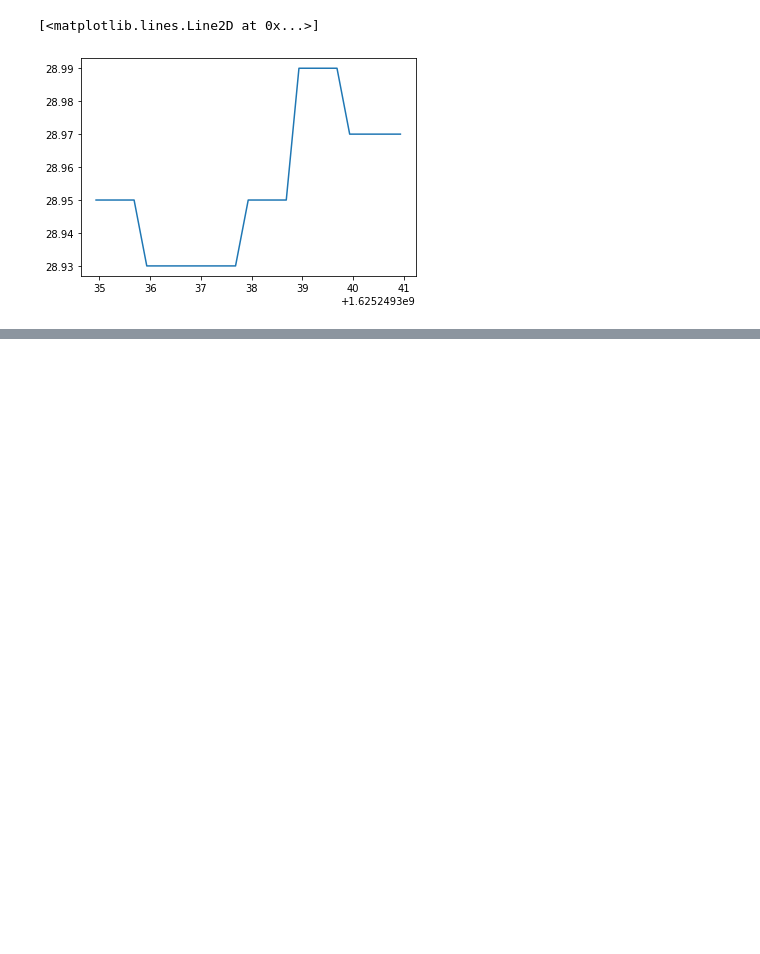
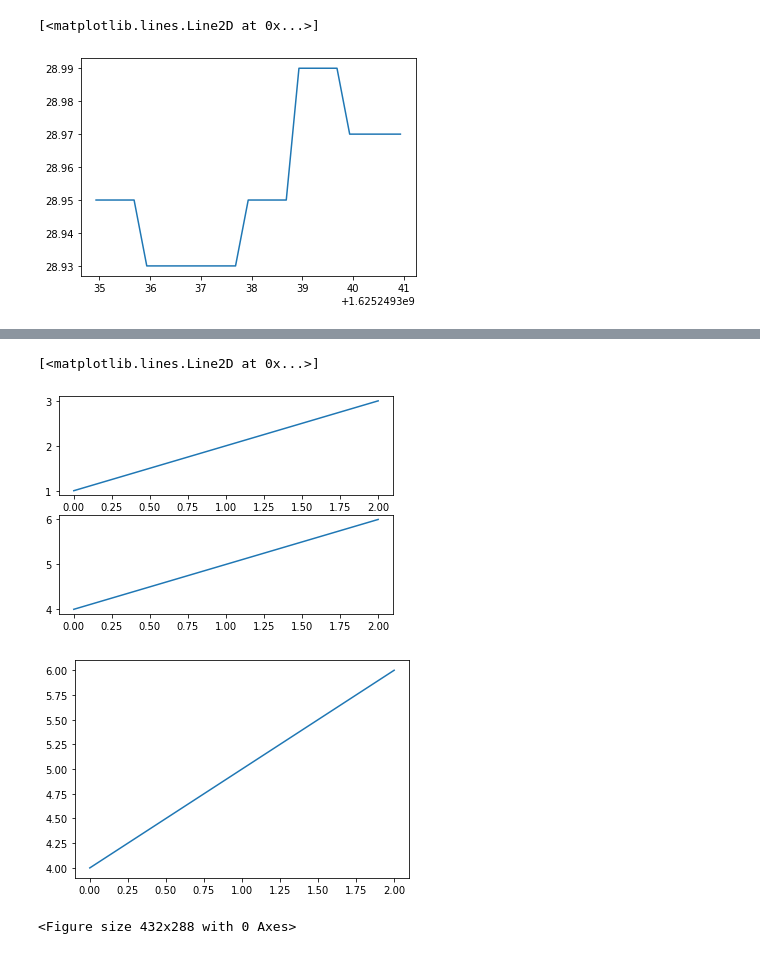
Before and after one commit to aibanks/Holodeck_Sensorlab, a Jupyter notebook: E4_to_RealTimeVisualization.ipynb, the cells around one changed output, grey strips where cells are left out. Drawn from its saved outputs; the diff is of its cells as text; code cells hidden in the pictures; blank space fills up the shorter version.

```diff
--- a/E4_to_RealTimeVisualization.ipynb
+++ b/E4_to_RealTimeVisualization.ipynb
@@ -273,0 +279,17 @@ plt.plot(temp_timestamp, temp_data)
+# %%
+plt.figure(1)                # the first figure
+plt.subplot(211)             # the first subplot in the first figure
+plt.plot([1, 2, 3])
+plt.subplot(212)             # the second subplot in the first figure
+plt.plot([4, 5, 6])
+
+plt.figure(2)                # a second figure
+plt.plot([4, 5, 6])          # creates a subplot() by default
+# %% [output]
+[<matplotlib.lines.Line2D at 0x...>]
+[figure, added]
+[figure, added]
+# %%
+plt.clf()
+# %% [output]
+<Figure size 432x288 with 0 Axes>
```
Also changed, not shown: parts of 6 cells of this notebook.
